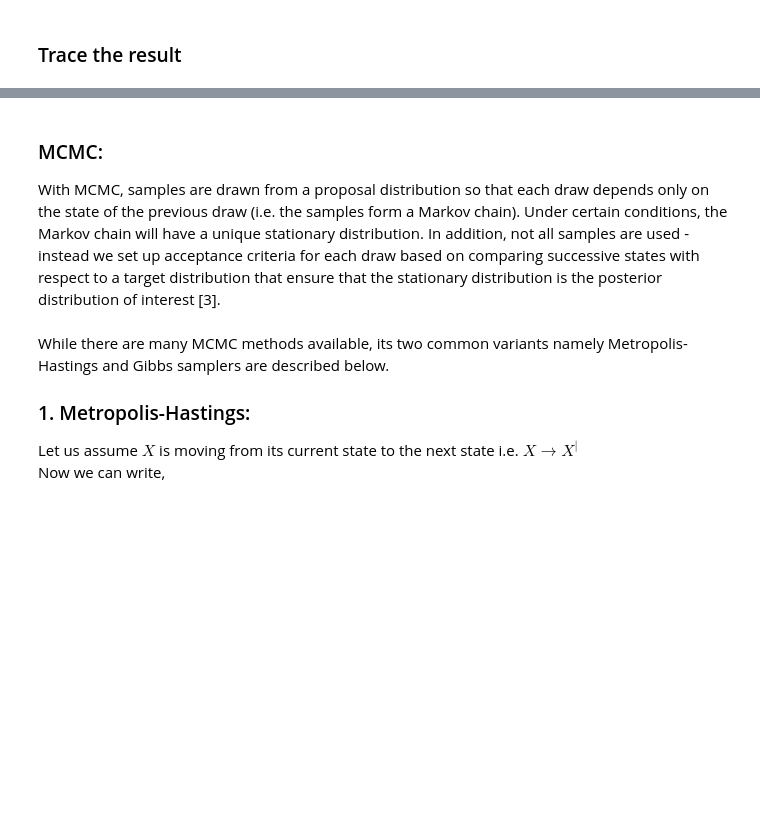
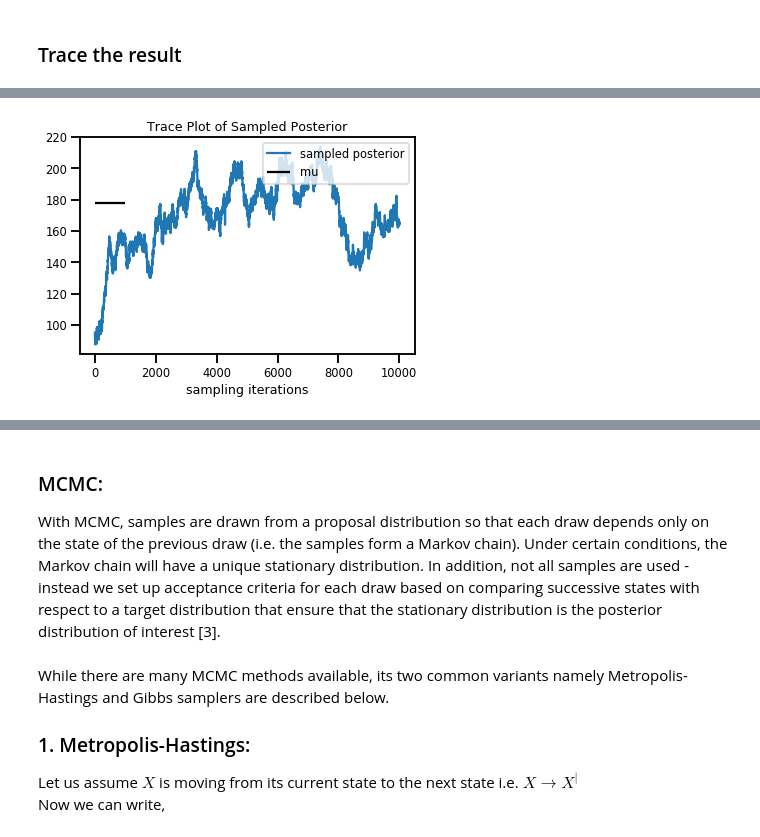
Before and after one commit to ShawnSerendipity/Probability-and-Machine-Learning-in-Tensorflow, a Jupyter notebook: 4.1 MCMC.ipynb, the cells around one changed output, grey strips where cells are left out. Saved outputs shown, nothing was run; the diff lists cells and outputs as text; code cells hidden in the pictures; blank space fills up the shorter version.

```diff
--- a/4.1 MCMC.ipynb
+++ b/4.1 MCMC.ipynb
@@ -170 +166,7 @@ rv_likelihood = tfd.Normal(loc=true_mu, scale=true_sigma).log_prob
+# %%
+# Calculate the likelihood
+likelihood = tfd.Normal(loc=true_mu, scale=true_sigma).log_prob
+
+# According to bayes theorm, using likelihood represent unnormalized posterior
+posterior = likelihood
 # %% [markdown]
@@ -172,11 +174,13 @@ rv_likelihood = tfd.Normal(loc=true_mu, scale=true_sigma).log_prob
 # %%
-# Sampling likelihood
+# Sampling the posterior
 states = tfp.mcmc.sample_chain(
-    num_results=50000,
-    num_burnin_steps=500,
+    num_results = 10000,
+    num_burnin_steps = 500,
     current_state = tf.zeros(1),
-    kernel=tfp.mcmc.HamiltonianMonteCarlo(
-      target_log_prob_fn=rv_likelihood,
-      step_size=0.5,
-      num_leapfrog_steps=2),
+    kernel = tfp.mcmc.HamiltonianMonteCarlo(
+      target_log_prob_fn = likelihood,
+      step_size = 0.5,
+      num_leapfrog_steps = 2),
     trace_fn=None)
+
+sampled_posterior = states
@@ -226,0 +194,10 @@ plt.show()
+# %%
+# Tracing sampled posterior
+plt.title('Trace Plot of Sampled Posterior')
+plt.plot(sampled_posterior, label='sampled posterior')
+plt.hlines(true_mu, 0, 1000, zorder=4, label="mu")
+plt.legend(loc='upper right')
+plt.xlabel("sampling iterations")
+plt.show()
+# %% [output]
+[figure, added]
```
Also changed, not shown: parts of 15 cells of this notebook.
